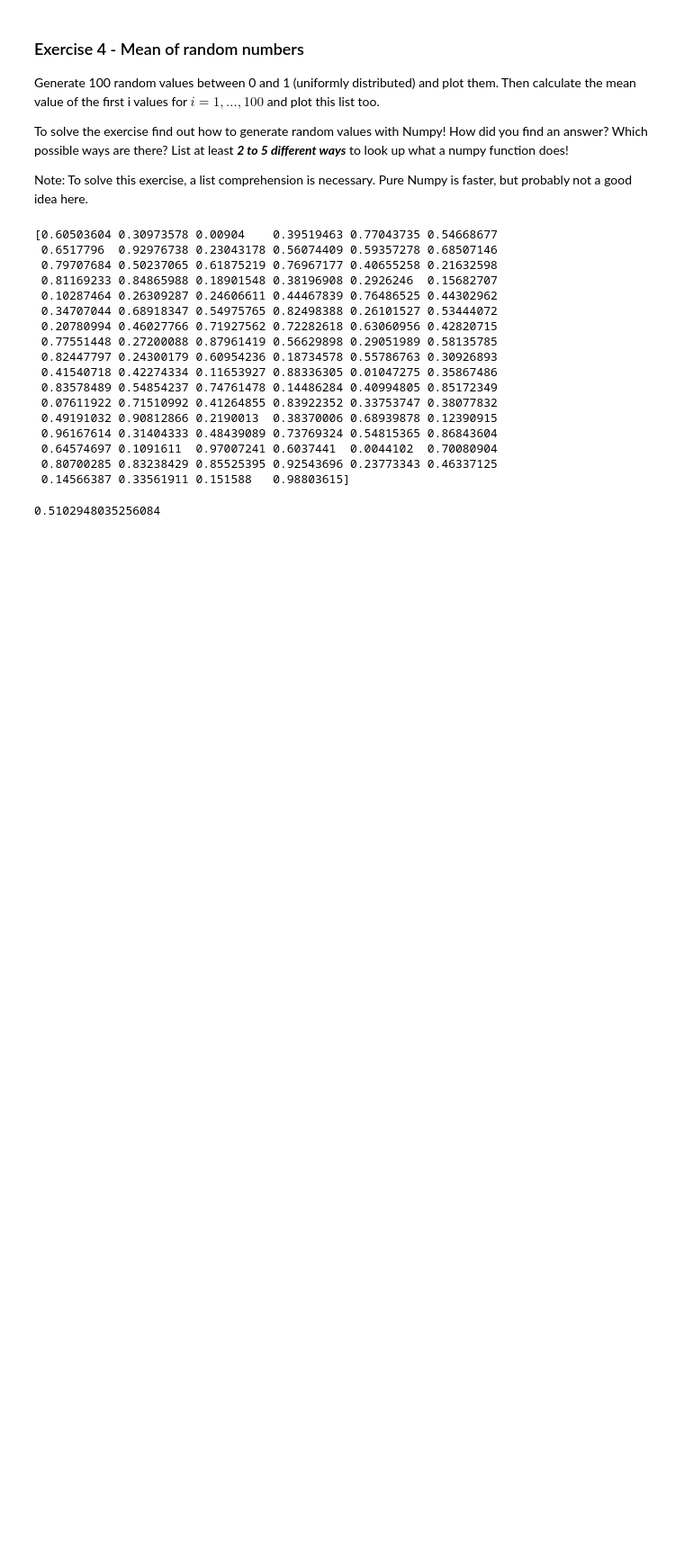
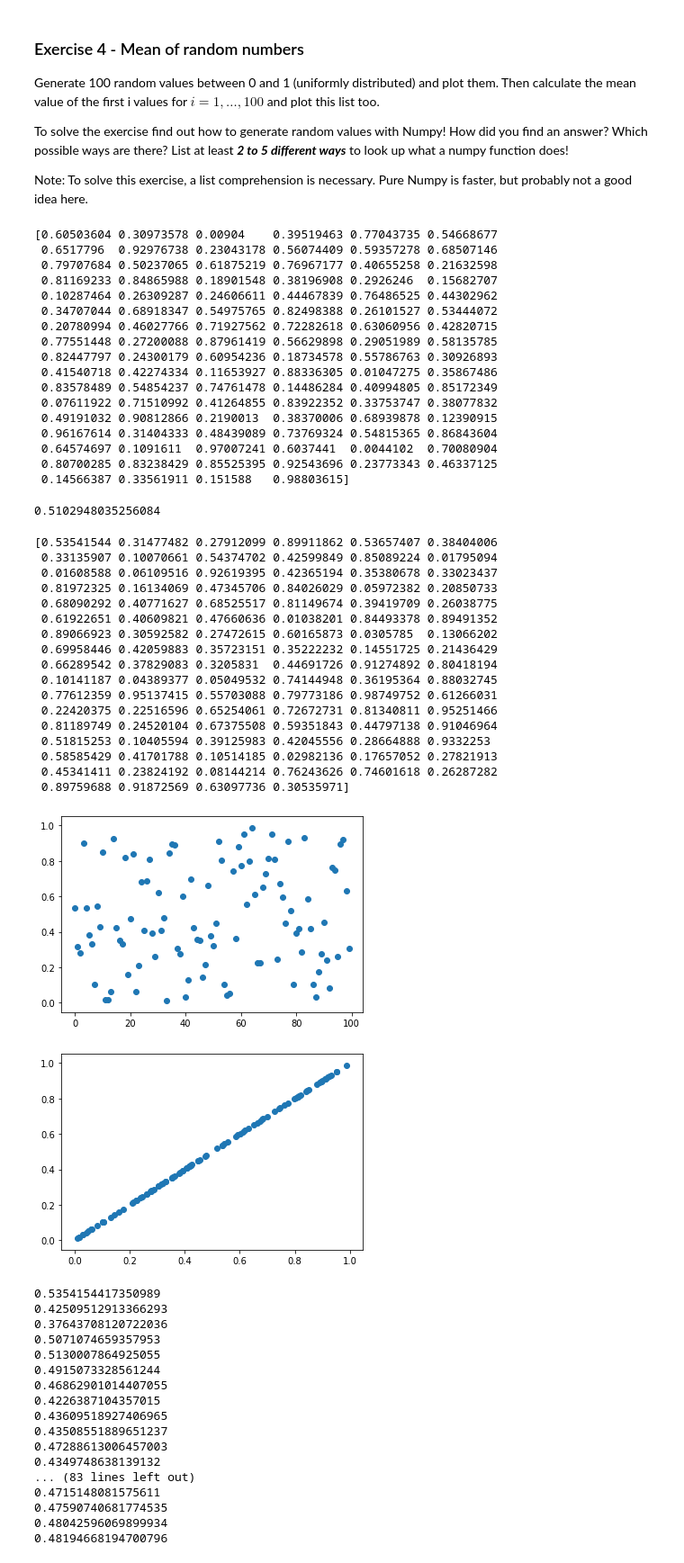
Before and after one commit to aleks-cortijo/homework-scientific-computing, a Jupyter notebook: homework04-python-scientific-ecosystem/homework04.ipynb, the cells around one changed output. Shown at 90% size. Saved outputs shown, nothing was run; the diff lists cells and outputs as text; code cells hidden in the pictures; blank space fills up the shorter version.

```diff
--- a/homework04-python-scientific-ecosystem/homework04.ipynb
+++ b/homework04-python-scientific-ecosystem/homework04.ipynb
@@ -142,3 +167,62 @@ random_values_mean
  0.80700285 0.83238429 0.85525395 0.92543696 0.23773343 0.46337125
  0.14566387 0.33561911 0.151588   0.98803615]
 0.5102948035256084
+# %%
+#another approach
+
+random_values = np.random.rand(100)
+print(random_values)
+
+plt.scatter(np.arange(100),random_values)
+plt.show()
+
+plt.scatter(random_values,random_values)
+plt.show()
+
+random_values_mean = np.empty_like(random_values)
+
+for i in range(1,100):
+    mean = np.mean(random_values[:i])
+    print(mean)
+    random_values_mean[i] = mean
+
+plt.plot(random_values_mean)
+plt.axhline(y=0.5, color = 'r')
+plt.show()
+# %% [output]
+[0.53541544 0.31477482 0.27912099 0.89911862 0.53657407 0.38404006
+ 0.33135907 0.10070661 0.54374702 0.42599849 0.85089224 0.01795094
+ 0.01608588 0.06109516 0.92619395 0.42365194 0.35380678 0.33023437
+ 0.81972325 0.16134069 0.47345706 0.84026029 0.05972382 0.20850733
+ 0.68090292 0.40771627 0.68525517 0.81149674 0.39419709 0.26038775
+ 0.61922651 0.40609821 0.47660636 0.01038201 0.84493378 0.89491352
+ 0.89066923 0.30592582 0.27472615 0.60165873 0.0305785  0.13066202
+ 0.69958446 0.42059883 0.35723151 0.35222232 0.14551725 0.21436429
+ 0.66289542 0.37829083 0.3205831  0.44691726 0.91274892 0.80418194
+ 0.10141187 0.04389377 0.05049532 0.74144948 0.36195364 0.88032745
+ 0.77612359 0.95137415 0.55703088 0.79773186 0.98749752 0.61266031
+ 0.22420375 0.22516596 0.65254061 0.72672731 0.81340811 0.95251466
+ 0.81189749 0.24520104 0.67375508 0.59351843 0.44797138 0.91046964
+ 0.51815253 0.10405594 0.39125983 0.42045556 0.28664888 0.9332253
+ 0.58585429 0.41701788 0.10514185 0.02982136 0.17657052 0.27821913
+ 0.45341411 0.23824192 0.08144214 0.76243626 0.74601618 0.26287282
+ 0.89759688 0.91872569 0.63097736 0.30535971]
+[figure, added]
+[figure, added]
+0.5354154417350989
+0.42509512913366293
+0.37643708120722036
+0.5071074659357953
+0.5130007864925055
+0.4915073328561244
+0.46862901014407055
+0.4226387104357015
+0.43609518927406965
+0.43508551889651237
+0.47288613006457003
+0.4349748638139132
+... (83 lines left out)
+0.4715148081575611
+0.47590740681774535
+0.48042596069899934
+0.48194668194700796
```
Also changed, not shown: parts of 6 cells of this notebook.
